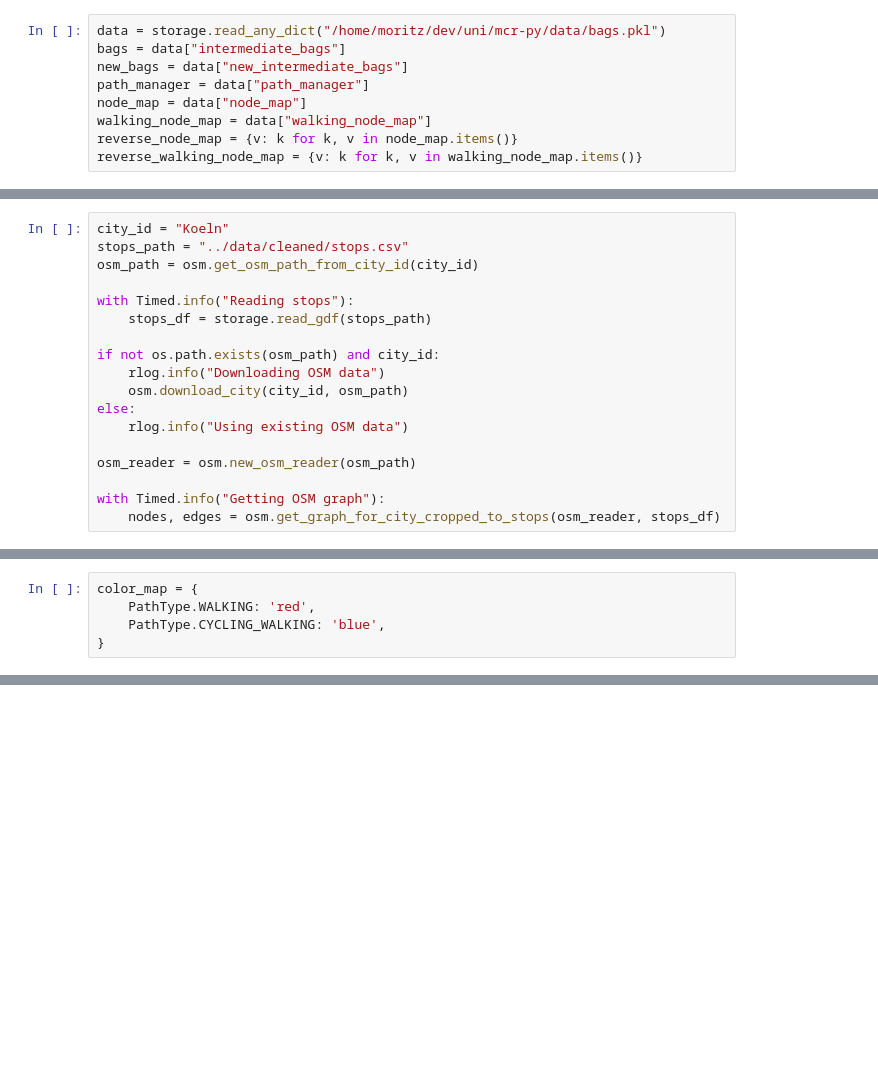
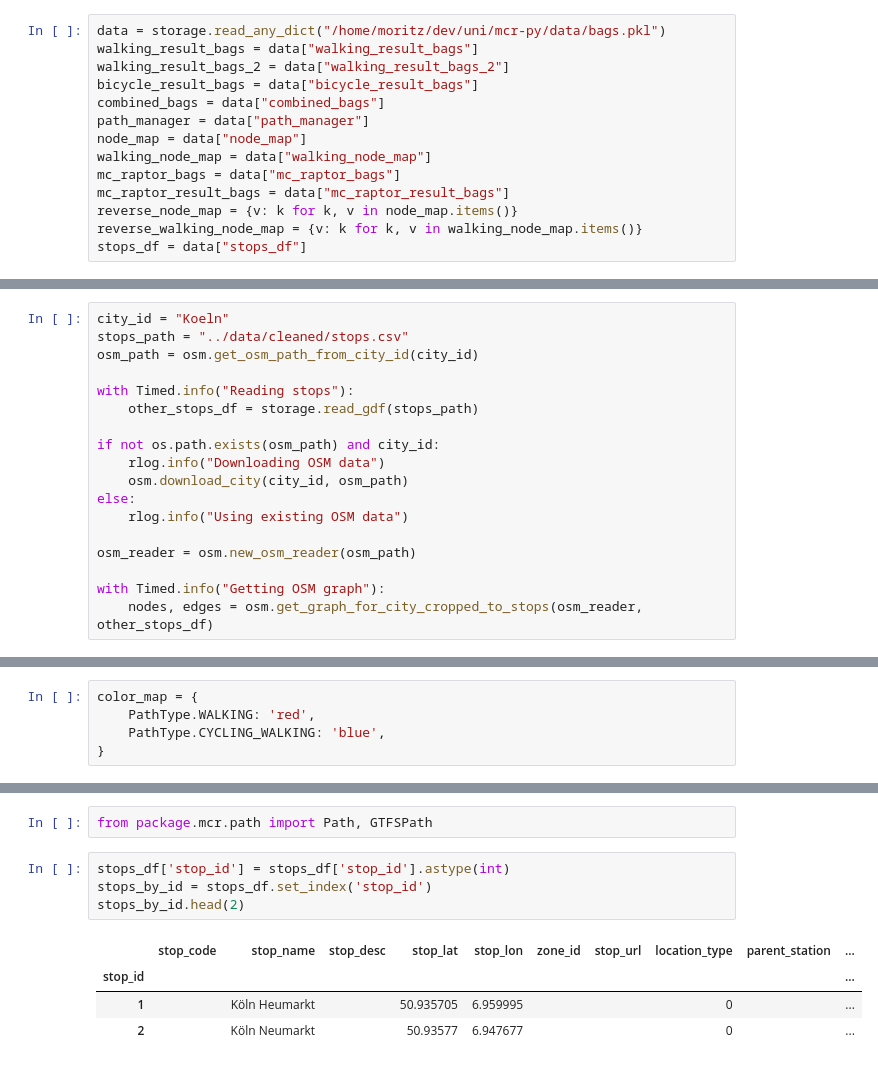
Before and after one commit to mogottsch/mcr-py, a Jupyter notebook: notebooks/mcr.ipynb, the cells around one changed output, grey strips where cells are left out. Cells and saved outputs as stored; diff of their text form; blank space fills up the shorter version.

```diff
--- a/notebooks/mcr.ipynb
+++ b/notebooks/mcr.ipynb
@@ -278,9 +404,14 @@ bicycle_bags = {
 # %%
 data = storage.read_any_dict("/home/moritz/dev/uni/mcr-py/data/bags.pkl")
-bags = data["intermediate_bags"]
-new_bags = data["new_intermediate_bags"]
+walking_result_bags = data["walking_result_bags"]
+walking_result_bags_2 = data["walking_result_bags_2"]
+bicycle_result_bags = data["bicycle_result_bags"]
+combined_bags = data["combined_bags"]
 path_manager = data["path_manager"]
 node_map = data["node_map"]
 walking_node_map = data["walking_node_map"]
+mc_raptor_bags = data["mc_raptor_bags"]
+mc_raptor_result_bags = data["mc_raptor_result_bags"]
 reverse_node_map = {v: k for k, v in node_map.items()}
 reverse_walking_node_map = {v: k for k, v in walking_node_map.items()}
+stops_df = data["stops_df"]
@@ -313,7 +425,7 @@ stops_path = "../data/cleaned/stops.csv"
 osm_path = osm.get_osm_path_from_city_id(city_id)
 
 with Timed.info("Reading stops"):
-	stops_df = storage.read_gdf(stops_path)
+	other_stops_df = storage.read_gdf(stops_path)
 
 if not os.path.exists(osm_path) and city_id:
 	rlog.info("Downloading OSM data")
@@ -324,5 +436,5 @@ else:
 osm_reader = osm.new_osm_reader(osm_path)
 
 with Timed.info("Getting OSM graph"):
-	nodes, edges = osm.get_graph_for_city_cropped_to_stops(osm_reader, stops_df)
+	nodes, edges = osm.get_graph_for_city_cropped_to_stops(osm_reader, other_stops_df)
 # %% [output]
@@ -427,0 +535,11 @@ m
+# %%
+from package.mcr.path import Path, GTFSPath
+# %%
+stops_df['stop_id'] = stops_df['stop_id'].astype(int)
+stops_by_id = stops_df.set_index('stop_id')
+stops_by_id.head(2)
+# %% [output]
+|  | stop_code | stop_name | stop_desc | stop_lat | stop_lon | zone_id | stop_url | location_type | parent_station | ... |
+| stop_id |  |  |  |  |  |  |  |  |  | ... |
+| 1 |  | Köln Heumarkt |  | 50.935705 | 6.959995 |  |  | 0 |  | ... |
+| 2 |  | Köln Neumarkt |  | 50.93577 | 6.947677 |  |  | 0 |  | ... |
```
Also changed, not shown: parts of 33 cells of this notebook, 12 other files.
